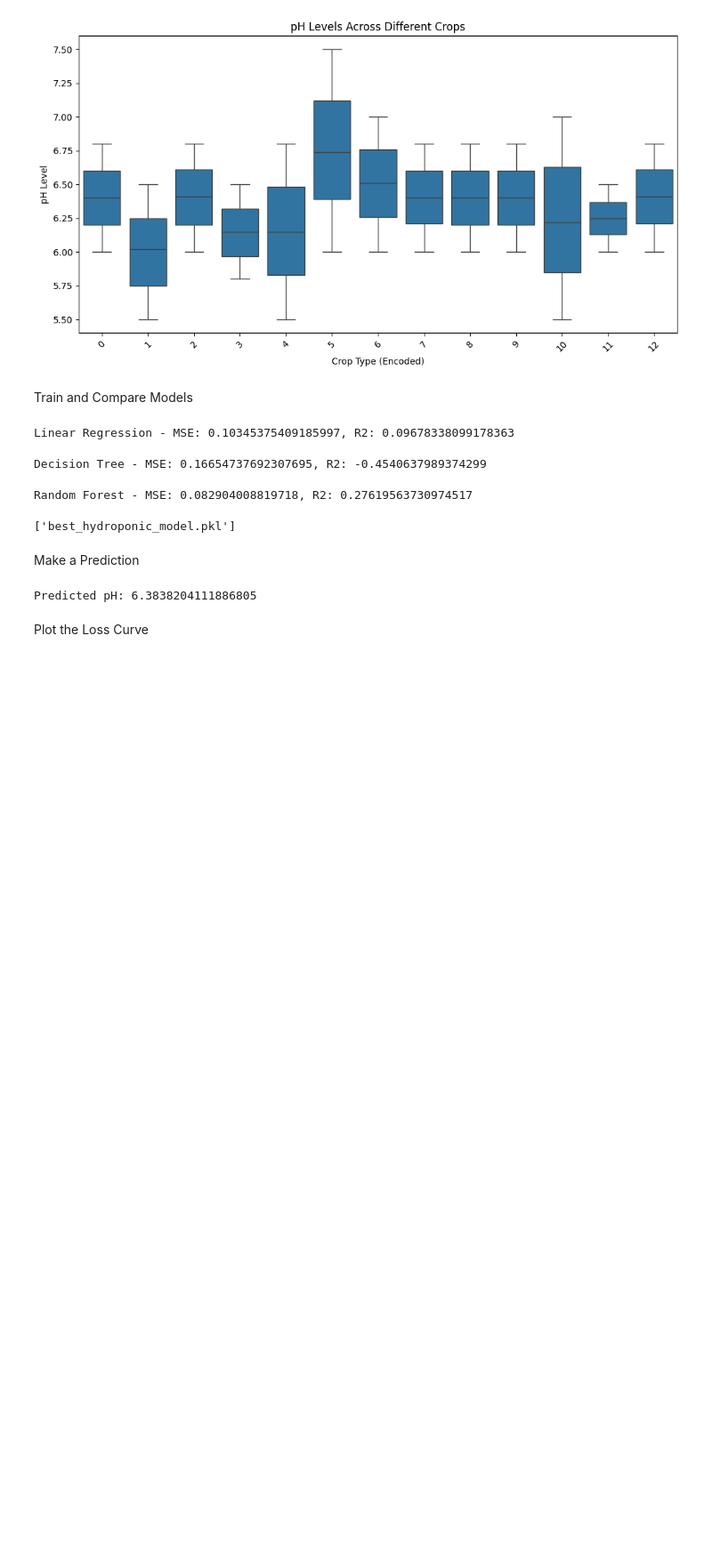
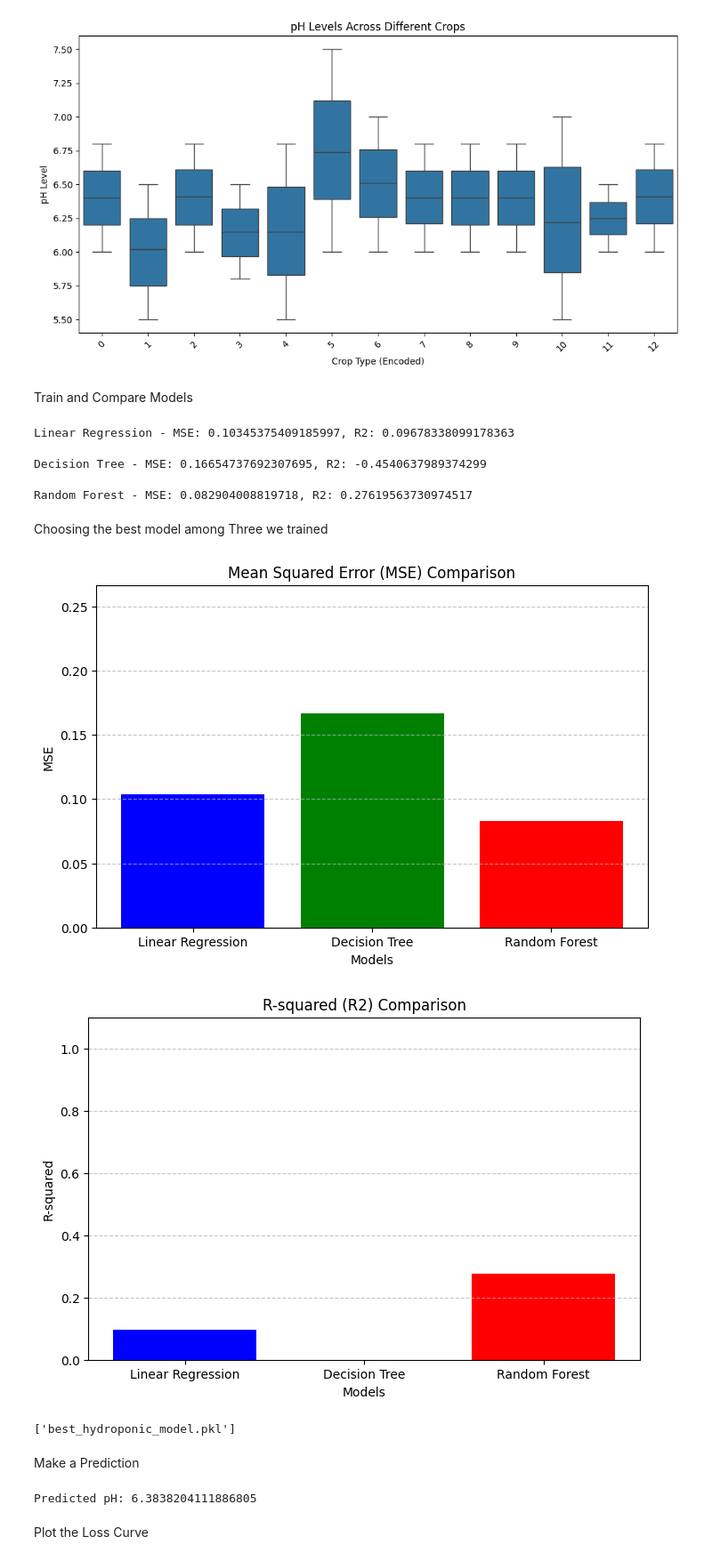
Before and after one commit to Afsaumutoniwase/lr_flutter_deploy, a Jupyter notebook: hydroponic_ph_model.ipynb, the cells around one changed output. Shown at 89% size. Saved outputs shown, nothing was run; the diff lists cells and outputs as text; code cells hidden in the pictures; blank space fills up the shorter version.

Commit message:
finalising the links in readme by adding video demo and proper app pictures and adding mse and r2 comparison graphs in the notebook

```diff
--- a/hydroponic_ph_model.ipynb
+++ b/hydroponic_ph_model.ipynb
@@ -138,6 +138,35 @@ r2_rf = r2_score(y_test, y_pred_rf)
 print(f'Random Forest - MSE: {mse_rf}, R2: {r2_rf}')
 # %% [output]
 Random Forest - MSE: 0.082904008819718, R2: 0.27619563730974517
+# %% [markdown]
+Choosing the best model among Three we trained
+# %%
+models = ['Linear Regression', 'Decision Tree', 'Random Forest']
+mse_values = [mse_lr, mse_dt, mse_rf]
+r2_values = [r2_lr, r2_dt, r2_rf]
+
+# Bar chart for MSE
+plt.figure(figsize=(8, 5))
+plt.bar(models, mse_values, color=['blue', 'green', 'red'])
+plt.title('Mean Squared Error (MSE) Comparison')
+plt.xlabel('Models')
+plt.ylabel('MSE')
+plt.ylim(0, max(mse_values) + 0.1)  # Adjust y-axis limit
+plt.grid(axis='y', linestyle='--', alpha=0.7)
+plt.show()
+
+# Bar chart for R-squared
+plt.figure(figsize=(8, 5))
+plt.bar(models, r2_values, color=['blue', 'green', 'red'])
+plt.title('R-squared (R2) Comparison')
+plt.xlabel('Models')
+plt.ylabel('R-squared')
+plt.ylim(0, 1.1)  # R-squared ranges from 0 to 1
+plt.grid(axis='y', linestyle='--', alpha=0.7)
+plt.show()
+# %% [output]
+[figure, added]
+[figure, added]
 # %%
 # Save the best-performing model (Random Forest in this case)
 best_model = rf_model
```
Also changed, not shown: 1 other file.
